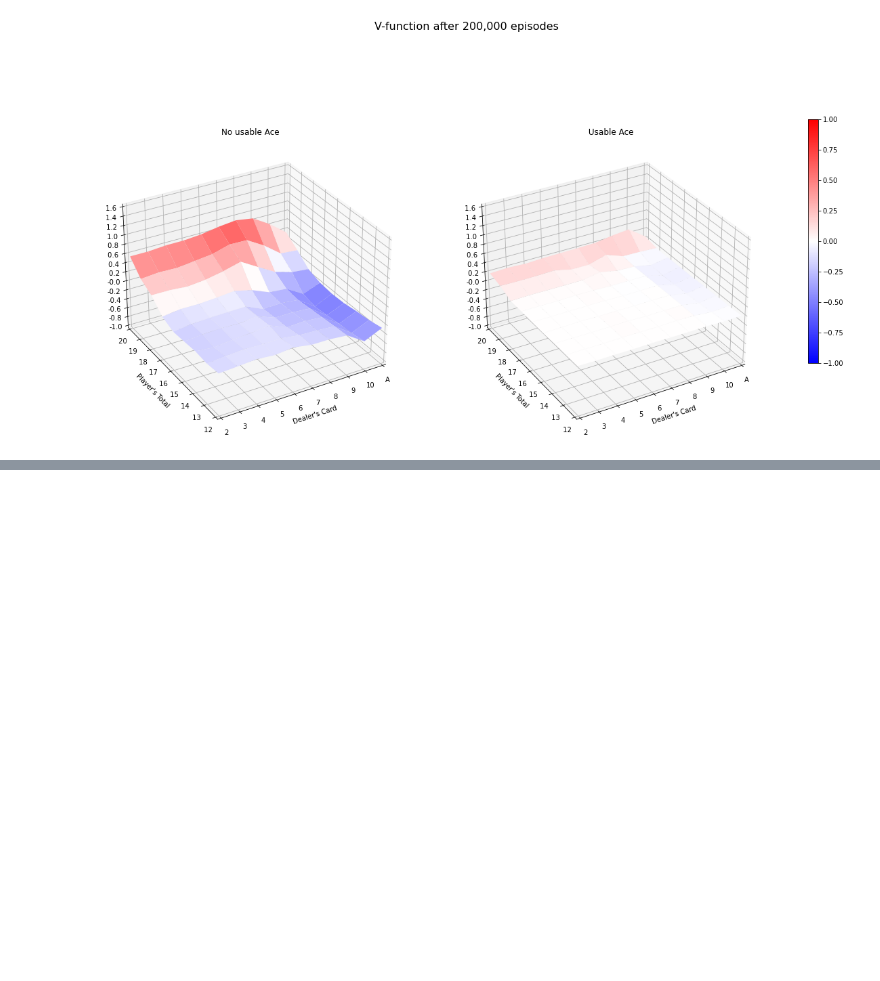
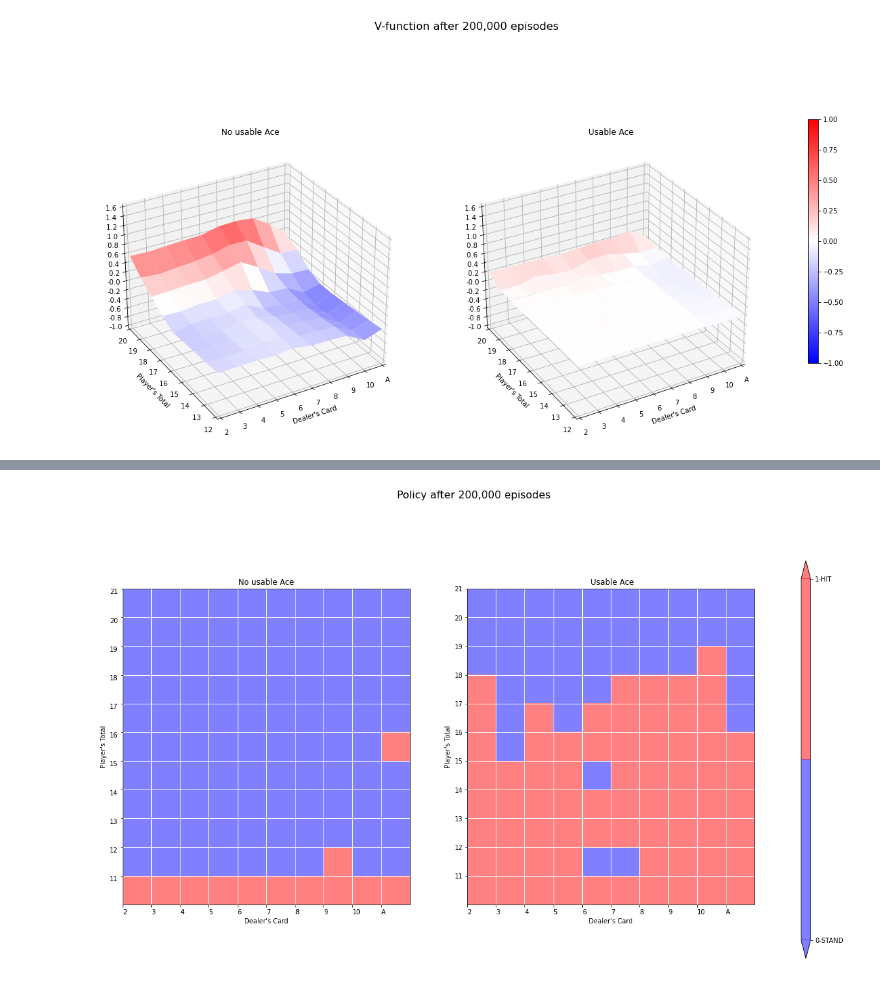
Before and after one commit to Xavi-Linux/Fatjack, a Jupyter notebook: TemporalDifference.ipynb, the cells around one changed output, grey strips where cells are left out. Saved outputs shown, nothing was run; the diff lists cells and outputs as text; code cells hidden in the pictures; blank space fills up the shorter version.

```diff
--- a/TemporalDifference.ipynb
+++ b/TemporalDifference.ipynb
@@ -605,0 +681,5 @@ plot_policy(policy_table, 'Policy after {:,.0f} episodes'.format(EPISODES));
+# %%
+policy_table = np.argmax(sarsa_lambda.table, axis=3)
+plot_policy(policy_table, 'Policy after {:,.0f} episodes'.format(EPISODES));
+# %% [output]
+[figure, added]
```
Also changed, not shown: parts of 37 cells of this notebook.
